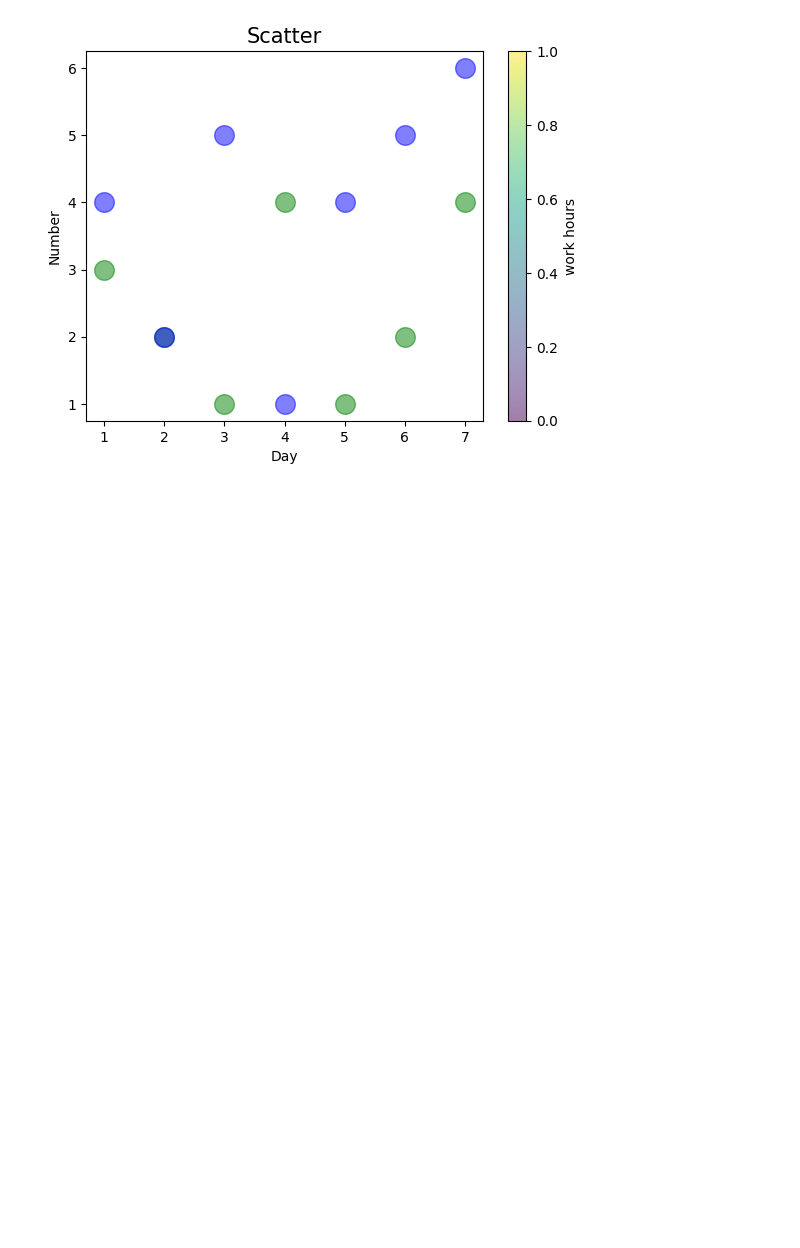
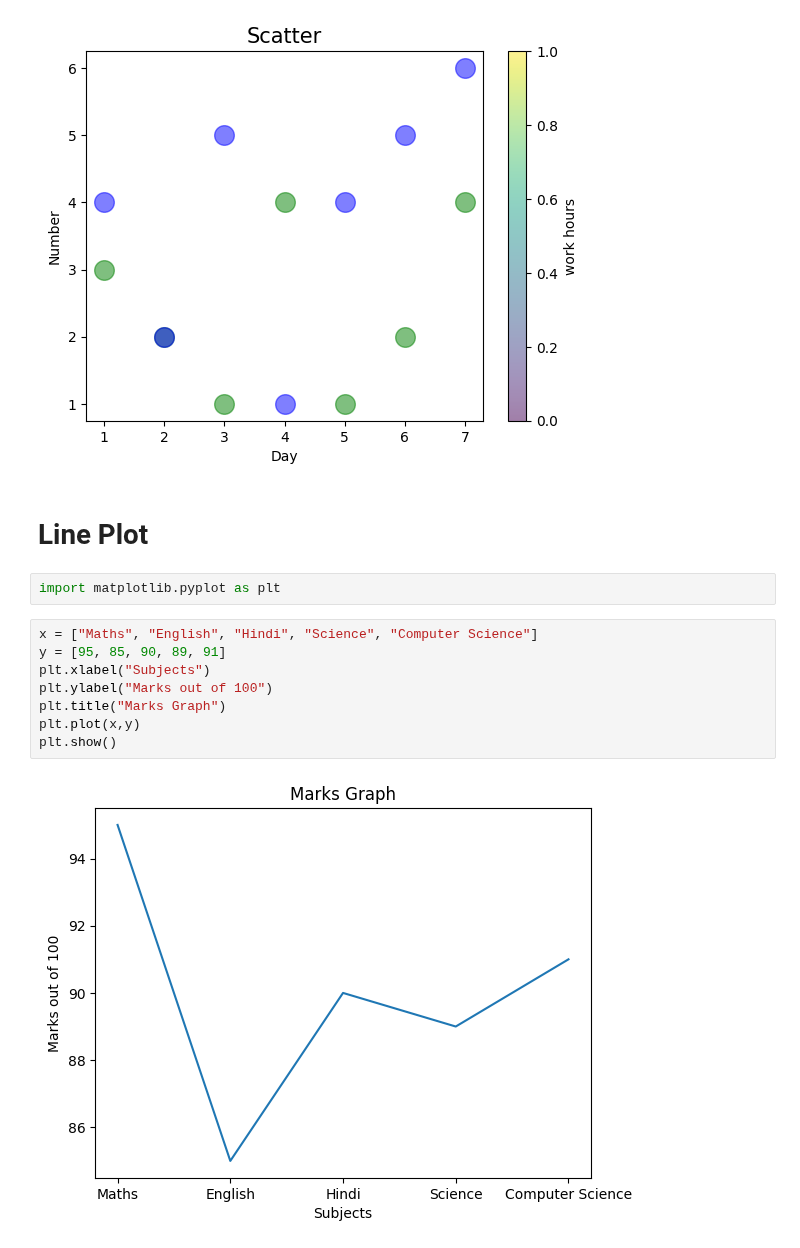
Before and after one commit to Tanay-Dwivedi/DADS-practice, a Jupyter notebook: Python/Matplotlib/matplotlib_practice1.ipynb, the cells around one changed output. Drawn from its saved outputs; the diff is of its cells as text; blank space fills up the shorter version.

Commit message:
matplotlib practice

```diff
--- a/Python/Matplotlib/matplotlib_practice1.ipynb
+++ b/Python/Matplotlib/matplotlib_practice1.ipynb
@@ -168,3 +168,17 @@ cb.set_label("work hours")
 plt.show()
 # %% [output]
 [figure]
+# %% [markdown]
+# Line Plot
+# %%
+import matplotlib.pyplot as plt
+# %%
+x = ["Maths", "English", "Hindi", "Science", "Computer Science"]
+y = [95, 85, 90, 89, 91]
+plt.xlabel("Subjects")
+plt.ylabel("Marks out of 100")
+plt.title("Marks Graph")
+plt.plot(x,y)
+plt.show()
+# %% [output]
+[figure, added]
```
